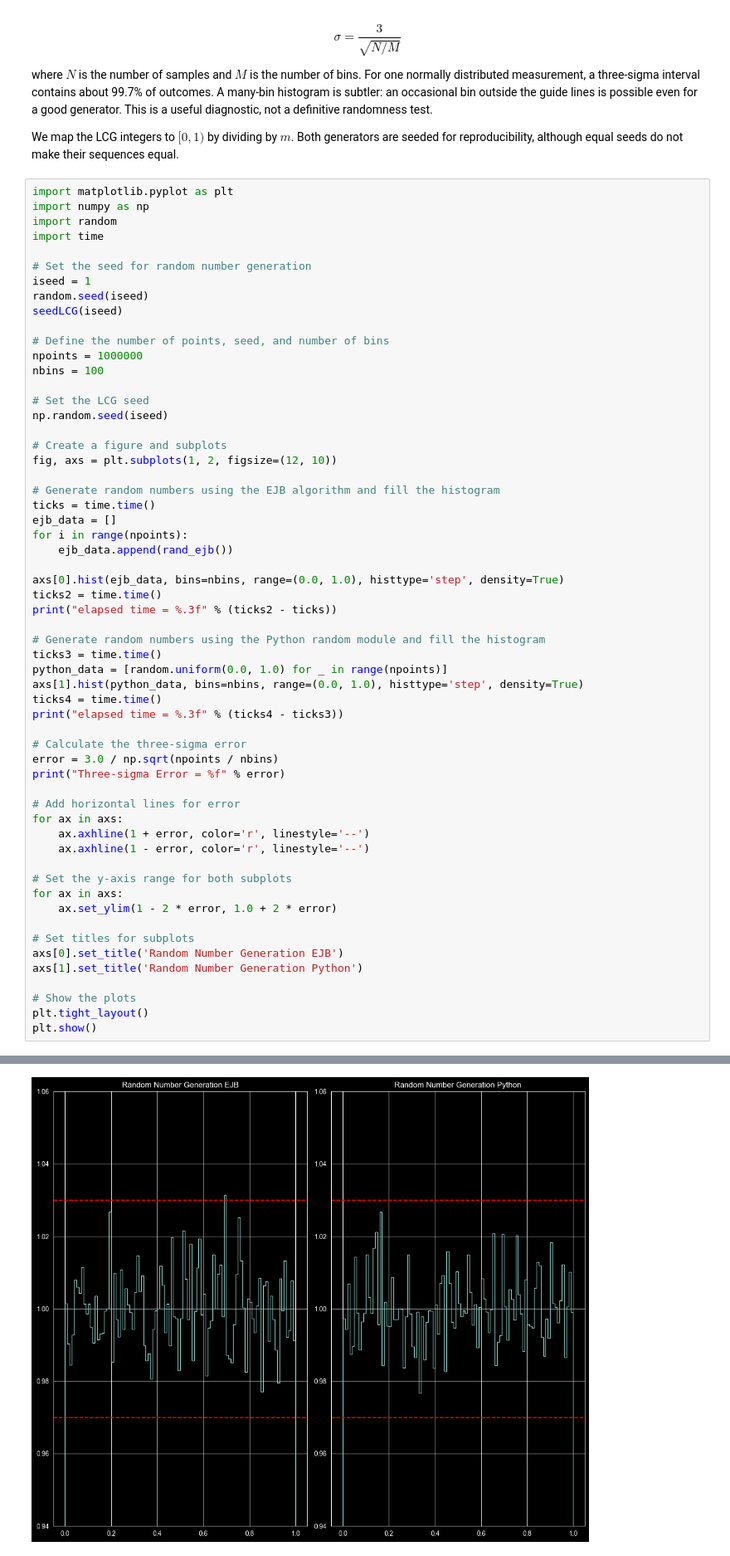
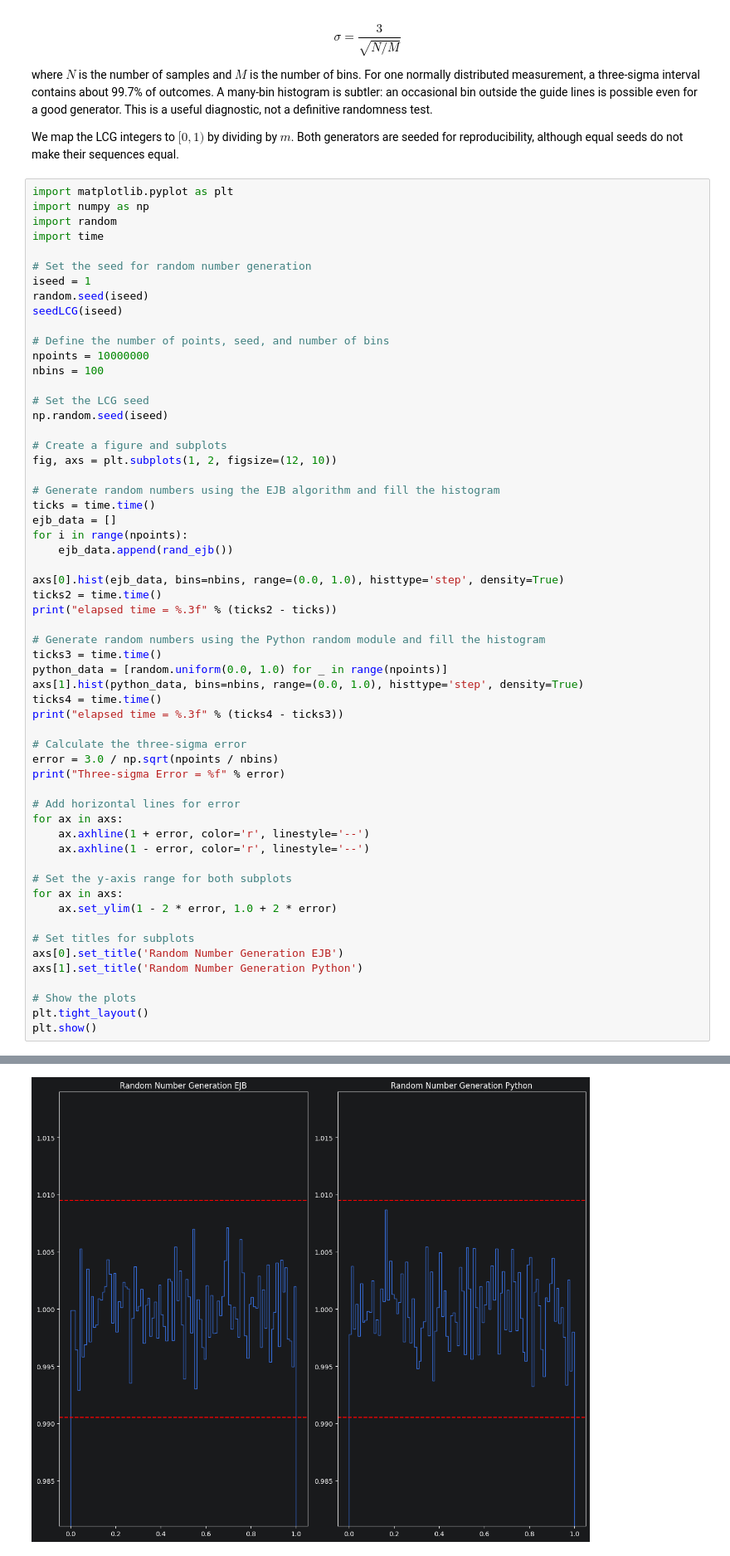
Before and after one commit to brash99/phys441, a Jupyter notebook: JupyterNotebooks/Week6/graph_random_dist.ipynb, the cells around one changed output, grey strips where cells are left out. Shown at 83% size. Cells and saved outputs as stored; diff of their text form.

```diff
--- a/JupyterNotebooks/Week6/graph_random_dist.ipynb
+++ b/JupyterNotebooks/Week6/graph_random_dist.ipynb
@@ -86,7 +86,7 @@ random.seed(iseed)
 seedLCG(iseed)
 
 # Define the number of points, seed, and number of bins
-npoints = 1000000
+npoints = 10000000
 nbins = 100
 
 # Set the LCG seed
@@ -139,4 +139,4 @@ Three-sigma Error = 0.030000
-[figure, old version]
+[figure, new version]
 # %% [markdown]
 ## Interpretation and limitations
 
```
Also changed, not shown: parts of 1 cell of this notebook, 2 other files.
